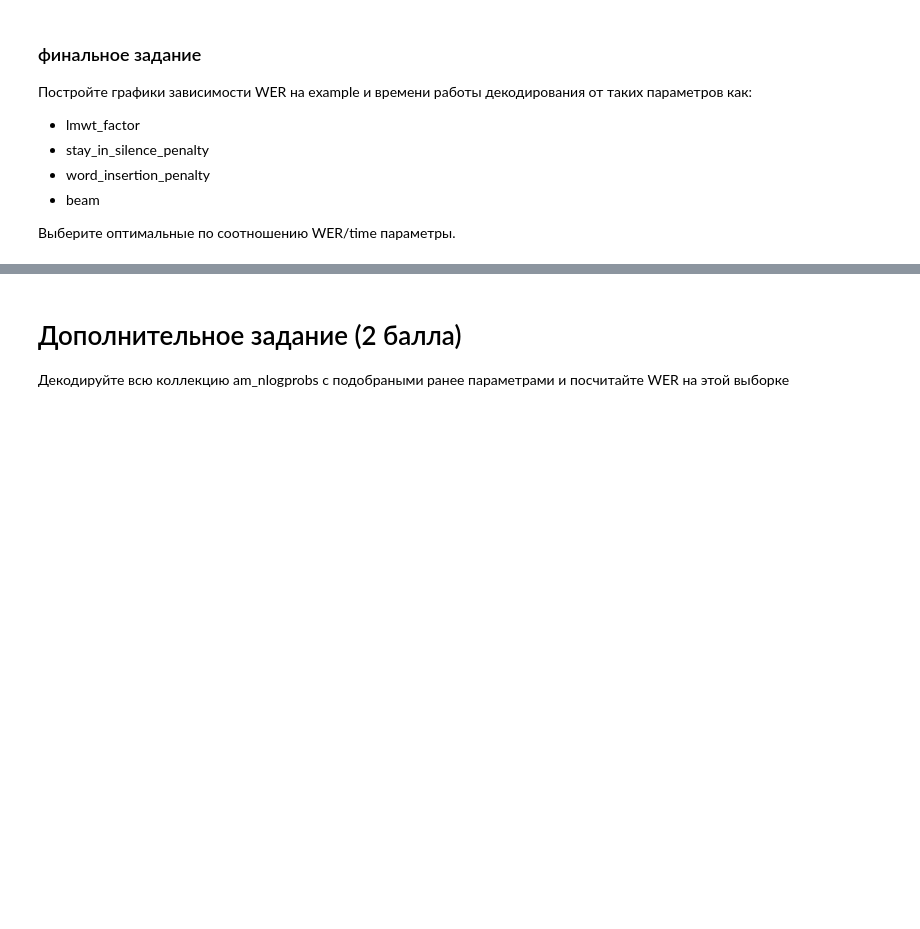
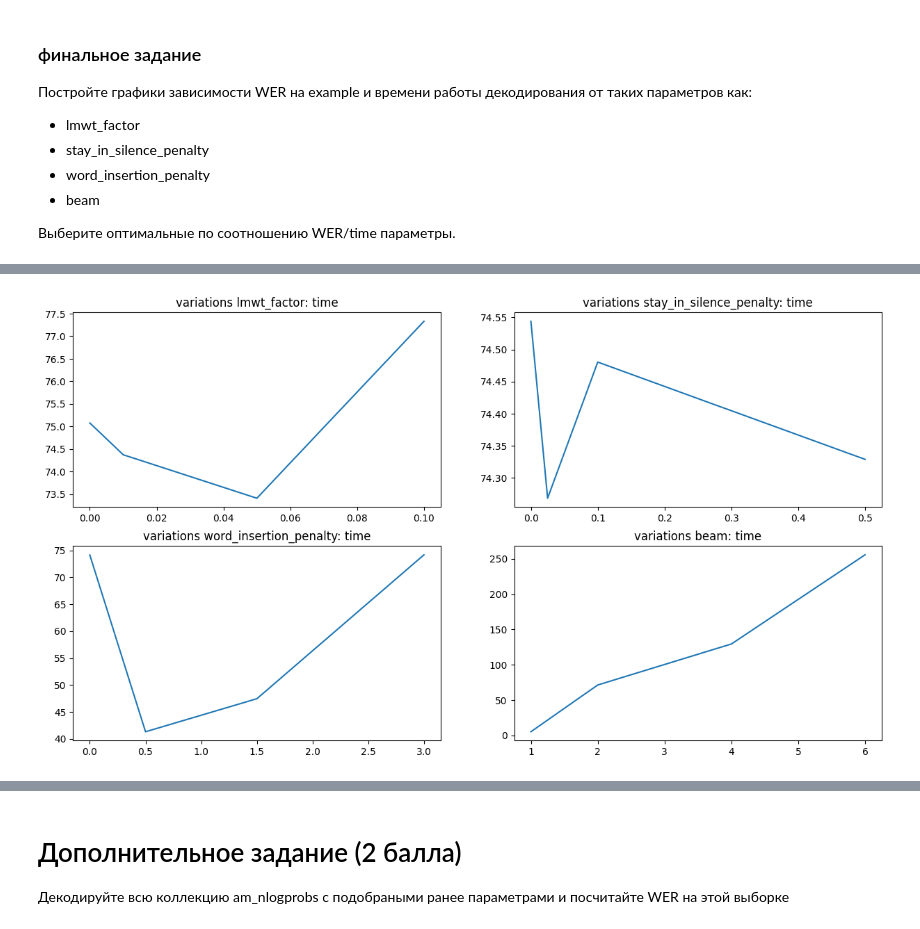
Before and after one commit to medbar/asr_itmo_practice, a Jupyter notebook: asr_lab4.ipynb, the cells around one changed output, grey strips where cells are left out. Cells and saved outputs as stored; diff of their text form; code cells hidden in the pictures; blank space fills up the shorter version.

```diff
--- a/asr_lab4.ipynb
+++ b/asr_lab4.ipynb
@@ -892,0 +1138,6 @@ print(hyp, "WER: ", jiwer.wer(example_ref, ' '.join(hyp.words)))
+# %%
+names = ["lmwt_factor", "stay_in_silence_penalty", "word_insertion_penalty", "beam"]
+metric = "time"
+graphs(get_data_with_label(data, names, metric), names, metric).show()
+# %% [output]
+[figure, added]
```
Also changed, not shown: parts of 27 cells of this notebook.
